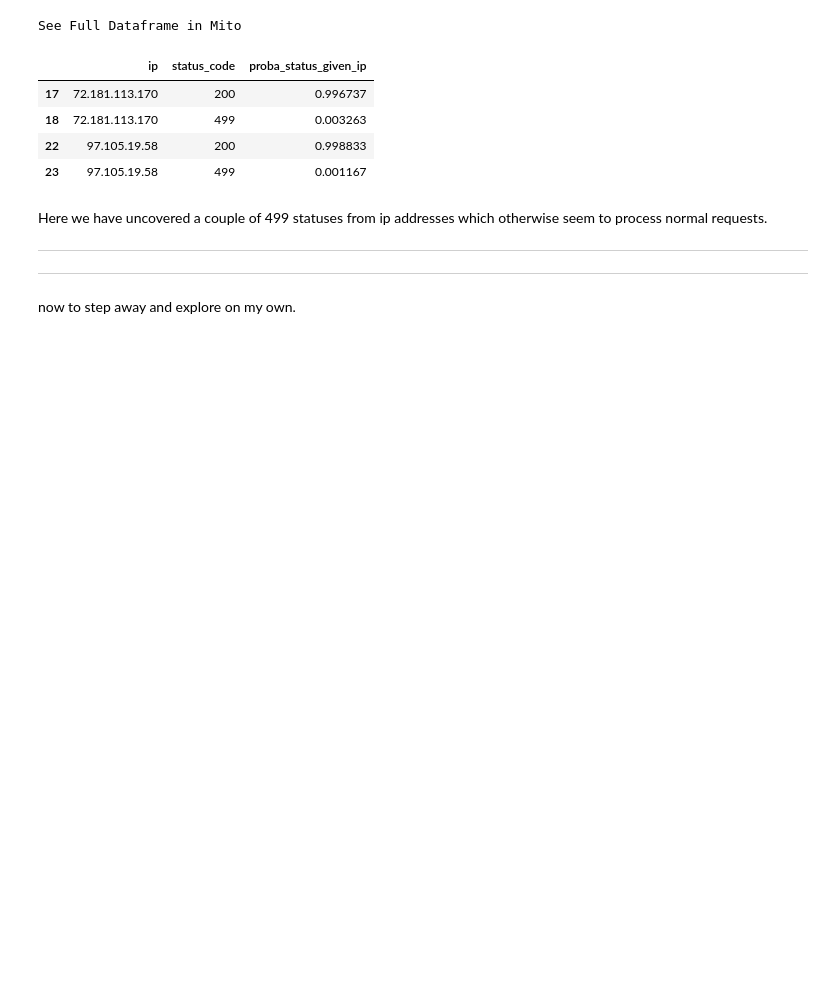
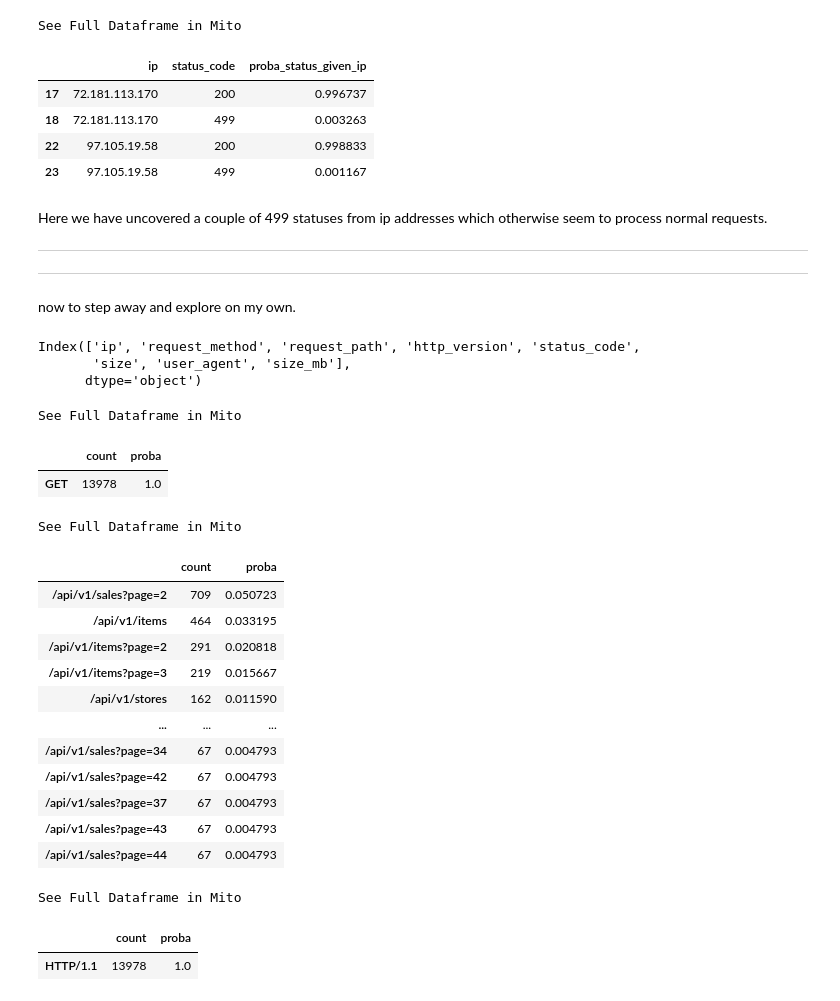
Before and after one commit to nicholas-dougherty/anomaly-detection-exercises, a Jupyter notebook: discrete_anomaly_detection.ipynb, the cells around one changed output. Cells and saved outputs as stored; diff of their text form; code cells hidden in the pictures; blank space fills up the shorter version.

```diff
--- a/discrete_anomaly_detection.ipynb
+++ b/discrete_anomaly_detection.ipynb
@@ -207,3 +225,41 @@ Here we have uncovered a couple of 499 statuses from ip addresses which otherwis
 ***
 ***
 now to step away and explore on my own.
+# %%
+df.columns
+# %% [output]
+Index(['ip', 'request_method', 'request_path', 'http_version', 'status_code',
+       'size', 'user_agent', 'size_mb'],
+      dtype='object')
+# %%
+reqmet_df = value_counts_and_frequencies(df.request_method)
+reqmet_df.head(7)
+# %% [output]
+See Full Dataframe in Mito
+|  | count | proba |
+| GET | 13978 | 1.0 |
+# %%
+reqpat_df = value_counts_and_frequencies(df.request_path)
+reqpat_df.head(50)
+# I will return to this one and parse it further so it separates at each forward slash.
+# %% [output]
+See Full Dataframe in Mito
+|  | count | proba |
+| /api/v1/sales?page=2 | 709 | 0.050723 |
+| /api/v1/items | 464 | 0.033195 |
+| /api/v1/items?page=2 | 291 | 0.020818 |
+| /api/v1/items?page=3 | 219 | 0.015667 |
+| /api/v1/stores | 162 | 0.011590 |
+| ... | ... | ... |
+| /api/v1/sales?page=34 | 67 | 0.004793 |
+| /api/v1/sales?page=42 | 67 | 0.004793 |
+| /api/v1/sales?page=37 | 67 | 0.004793 |
+| /api/v1/sales?page=43 | 67 | 0.004793 |
+| /api/v1/sales?page=44 | 67 | 0.004793 |
+# %%
+http_df = value_counts_and_frequencies(df.http_version)
+http_df.head(10)
+# %% [output]
+See Full Dataframe in Mito
+|  | count | proba |
+| HTTP/1.1 | 13978 | 1.0 |
```
Also changed, not shown: parts of 39 cells of this notebook.
